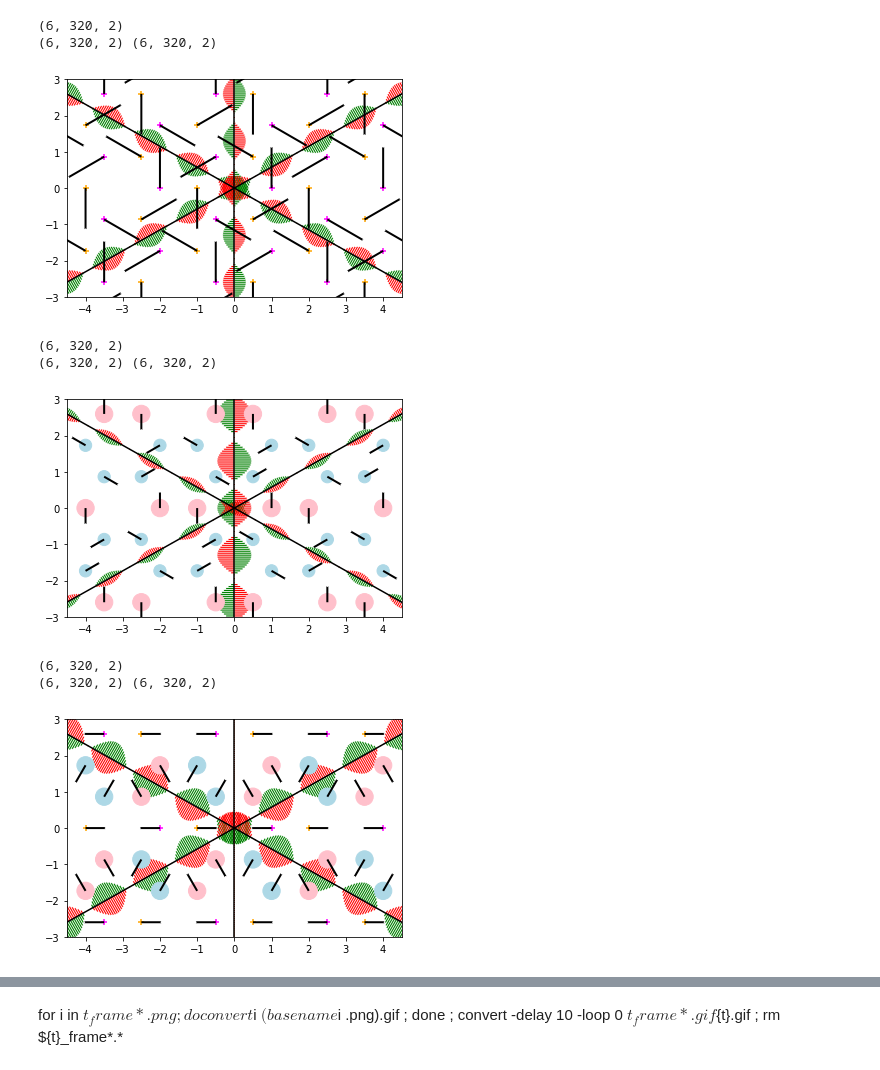
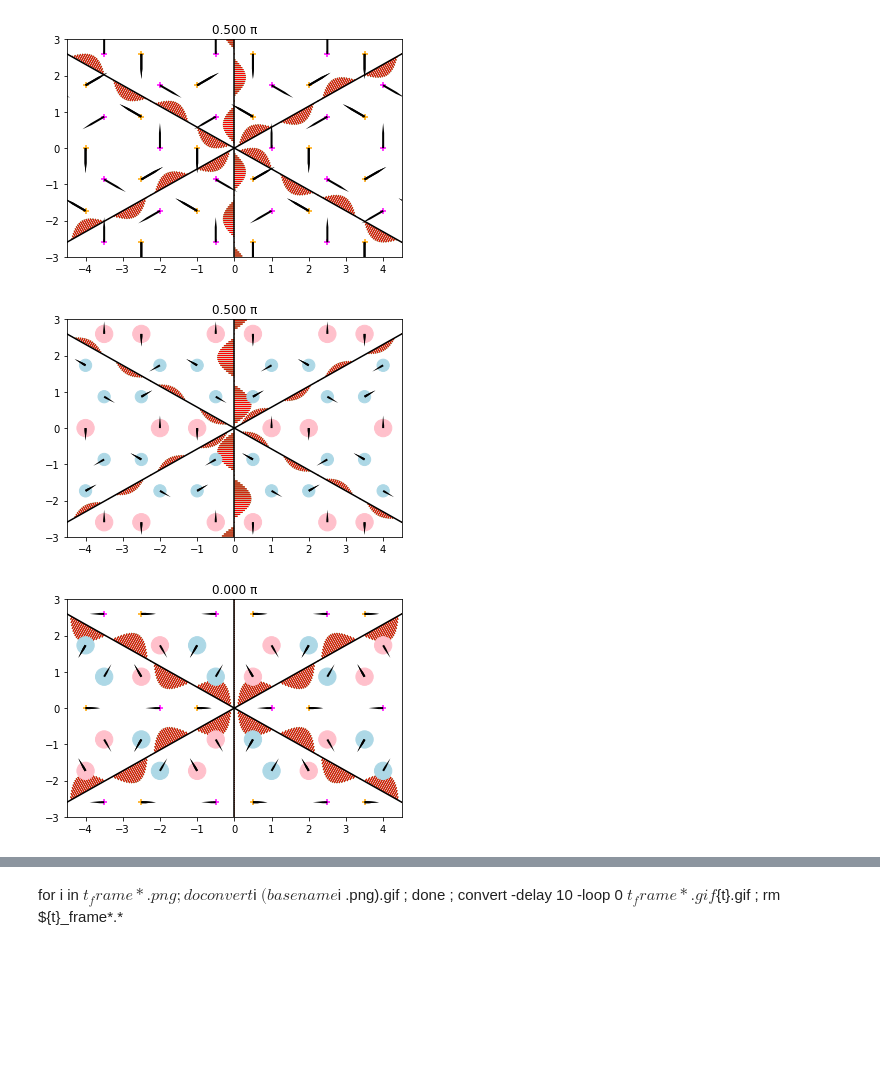
Before and after one commit to texnokrates/qpms-ipynotebooks, a Jupyter notebook: Untitled Folder 1/Irreps and Plane waves in hexagonal lattice.ipynb, the cells around one changed output, grey strips where cells are left out. Drawn from its saved outputs; the diff is of its cells as text; code cells hidden in the pictures; blank space fills up the shorter version.

```diff
--- a/Untitled Folder 1/Irreps and Plane waves in hexagonal lattice.ipynb
+++ b/Untitled Folder 1/Irreps and Plane waves in hexagonal lattice.ipynb
@@ -9,5 +10,5 @@ pp = np.pi/2 #pípůl
 # %%
-def kpointplanewaves(phases = (0,0,0,0,0,0), facs = (1,1,1,1,1,1), Kmultiplier=1, ascale=20, wscale=20, sscale=100, gphase=0, noplot=False):
+def kpointplanewaves(phases = (0,0,0,0,0,0), facs = (1,1,1,1,1,1), Kmultiplier=1, ascale=40, wscale=25, sscale=100, gphase=0, showcontribs=False, noplot=False):
     facs = np.array(facs)
     phases = np.array(phases,dtype=float)
     phases += gphase
@@ -36,12 +37,12 @@ def kpointplanewaves(phases = (0,0,0,0,0,0), facs = (1,1,1,1,1,1), Kmultiplier=1
     if not noplot:
         for i in range(3): # osy
             ax.plot(*np.transpose([-4*K[i],4*K[i]]),ls='-',c='k')
-    iticks = np.arange(-32*n1,32*n1)[ň,:,ň]*K[:,ň,:]  / Klen * s3/32
-    iphases = np.sum(iticks * K[:,ň,:]-phases[:,ň,ň], axis=-1 )
-    iwaves = np.cos(iphases)[:, :, ň] * up[:, ň, :] * facs[:, ň, ň]
-    phaseA = np.tensordot(K, Asites, axes=(-1,-1))-phases[:,ň]
+    iticks = np.arange(-32*n1,32*n1)[ň,:,ň]*K[:,ň,:]  / Klen * s3/32 # [wi, site, x]
+    iphases = np.sum(iticks * K[:,ň,:], axis=-1 )-phases[:,ň] # [wi, site, /x/] * [wi, ň,/x/] - [wi, ň,] ~ [wi, site]
+    phaseA = np.tensordot(K, Asites, axes=(-1,-1))-phases[:,ň] # ([wi,/x/]*[site,/x/])-[wi, ň] ~ [wi,site]
     phaseB = np.tensordot(K, Bsites, axes=(-1,-1))-phases[:,ň]
-    Awave = np.sum(np.cos(phaseA)[:, :, ň] * up[:, ň, :] * facs[:, ň, ň], axis=0)
+    iwaves = np.cos(iphases)[:, :, ň] * up[:, ň, :] * facs[:, ň, ň] # cos[wi,site,ň]*[wi,ň,x]*[wi,ň,ň] ~ [wi,site,x]
+    Awave = np.sum(np.cos(phaseA)[:, :, ň] * up[:, ň, :] * facs[:, ň, ň], axis=0) # [/wi/,site,ň]*[/wi/,ň,x]*[/wi/,ň,ň] ~ [site,x]
     AwaveH = np.sum(np.sin(phaseA)[:, :] * facs[:, ň], axis=0)
     Awave*=(abs(Awave)>1e-13)
     Bwave = np.sum(np.cos(phaseB)[:, :, ň] * up[:, ň, :] * facs[:, ň, ň], axis=0)
@@ -63,13 +64,21 @@ def kpointplanewaves(phases = (0,0,0,0,0,0), facs = (1,1,1,1,1,1), Kmultiplier=1
         ax.scatter(Bsites[:,0], Bsites[:,1], marker='+', c='magenta')
         ax.scatter(sites[:,0], sites[:,1], marker='o', s=abs(waveH)*sscale,
                    c=np.where(waveH>0,'pink','lightblue') )
-        ax.quiver(Asites[:,0],Asites[:,1],Awave[:,0],Awave[:,1],headwidth=0, scale_units = scale_units, scale=ascale)
-        ax.quiver(Bsites[:,0],Bsites[:,1],Bwave[:,0],Bwave[:,1],headwidth=0, scale_units = scale_units, scale=ascale)
+        ax.quiver(Asites[:,0],Asites[:,1],Awave[:,0],Awave[:,1],headwidth=1, scale_units = scale_units, scale=ascale)
+
+        ax.quiver(Asites[:,0],Asites[:,1],Awave[:,0],Awave[:,1],headwidth=1, scale_units = scale_units, scale=ascale)
+        ax.quiver(Bsites[:,0],Bsites[:,1],Bwave[:,0],Bwave[:,1],headwidth=1, scale_units = scale_units, scale=ascale)
+        if showcontribs:
+            for i in range(6):
+                ax.quiver(Asites[:,0],Asites[:,1],(np.cos(phaseA)[:, :, ň] * up[:, ň, :] * facs[:, ň, ň])[i,:,0],(np.cos(phaseA)[:, :, ň] * up[:, ň, :] * facs[:, ň, ň])[i,:,1],headwidth=1, scale_units = scale_units, scale=ascale, color='green' if (i < 3) else 'red')
+                ax.quiver(Bsites[:,0],Bsites[:,1],(np.cos(phaseB)[:, :, ň] * up[:, ň, :] * facs[:, ň, ň])[i,:,0],(np.cos(phaseB)[:, :, ň] * up[:, ň, :] * facs[:, ň, ň])[i,:,1],headwidth=1, scale_units = scale_units, scale=ascale, color='green' if (i < 3) else 'red')
+
         #plt.plot(*np.transpose(upiticks),ls='',marker='o')
         #plt.plot(*np.transpose(rupiticks),ls='',marker='o')
         #plt.plot(*np.transpose(lupiticks),ls='',marker='o')
         ax.set_xlim(-4.5,4.5)
         ax.set_ylim(-3,3)
+        ax.set_title('%.3f π' % (gphase/np.pi))
     return (Awave,Bwave,AwaveH, BwaveH, Asites, Bsites, iticks, iwaves, f,  ax)
 
 def justplot(Awave, Bwave, AwaveH, BwaveH, Asites, Bsites, iticks, iwaves, ascale=20, wscale=20, sscale=100):
@@ -92,7 +101,7 @@ def justplot(Awave, Bwave, AwaveH, BwaveH, Asites, Bsites, iticks, iwaves, ascal
         ax.quiver(iticks[i,:,0], iticks[i,:,1],
                    iwaves[i,:,0],
                    iwaves[i,:,1],
-                 lw=0.2, color= 'green' if (i < 3) else 'red', headwidth=0, scale_units=scale_units, scale = wscale)
+                 lw=0.2, color= 'green' if (i < 3) else 'red', headwidth=1, scale_units=scale_units, scale = wscale)
     sites = np.concatenate((Asites, Bsites))
     waveH = np.concatenate((AwaveH, BwaveH))
     ax.scatter(Asites[:,0], Asites[:,1], marker='+', c='orange')
@@ -107,27 +123,22 @@ def justplot(Awave, Bwave, AwaveH, BwaveH, Asites, Bsites, iticks, iwaves, ascal
 # %%
 # Fig 11.11 (b)
-kpointplanewaves(phases=(pp,pp,pp,pp,pp,pp),
+kpointplanewaves(gphase=pp
+                 ,
                                facs=(1,1,1,1,1,1,), wscale=20);
 # %% [output]
-(6, 320, 2)
-(6, 320, 2) (6, 320, 2)
-[figure, old version]
+[figure, new version]
 # %%
 # Fig 11.11 (a)
-kpointplanewaves(phases=(pp,pp,pp,pp,pp,pp),
+kpointplanewaves(gphase=pp,
                  facs=(.5,-1,.5,.5,-1,.5,), wscale=15);
 # %% [output]
-(6, 320, 2)
-(6, 320, 2) (6, 320, 2)
-[figure, old version]
+[figure, new version]
 # %%
-# Fig 11.11 (d)
+### Fig 11.11 (d)
 kpointplanewaves(phases=(pp,pp,pp,pp,pp,pp),
                  facs=(1,0,-1,1,0,-1,), wscale=15);
 # %% [output]
-(6, 320, 2)
-(6, 320, 2) (6, 320, 2)
-[figure, old version]
+[figure, new version]
 # %%
 # Fig 11.11 (a)+(d)
 #kpointplanewaves(pru=np.pi/2,pu=np.pi/2,plu=np.pi/2,rufac=2,ufac=-2,lufac=0);
```
Also changed, not shown: parts of 22 cells of this notebook.
